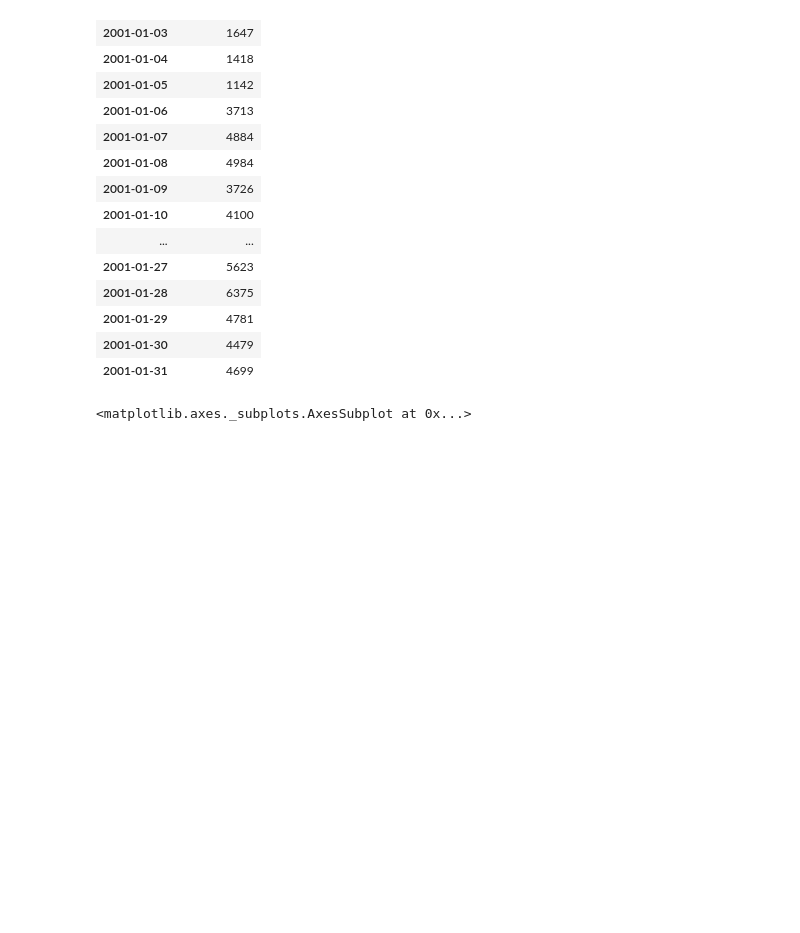
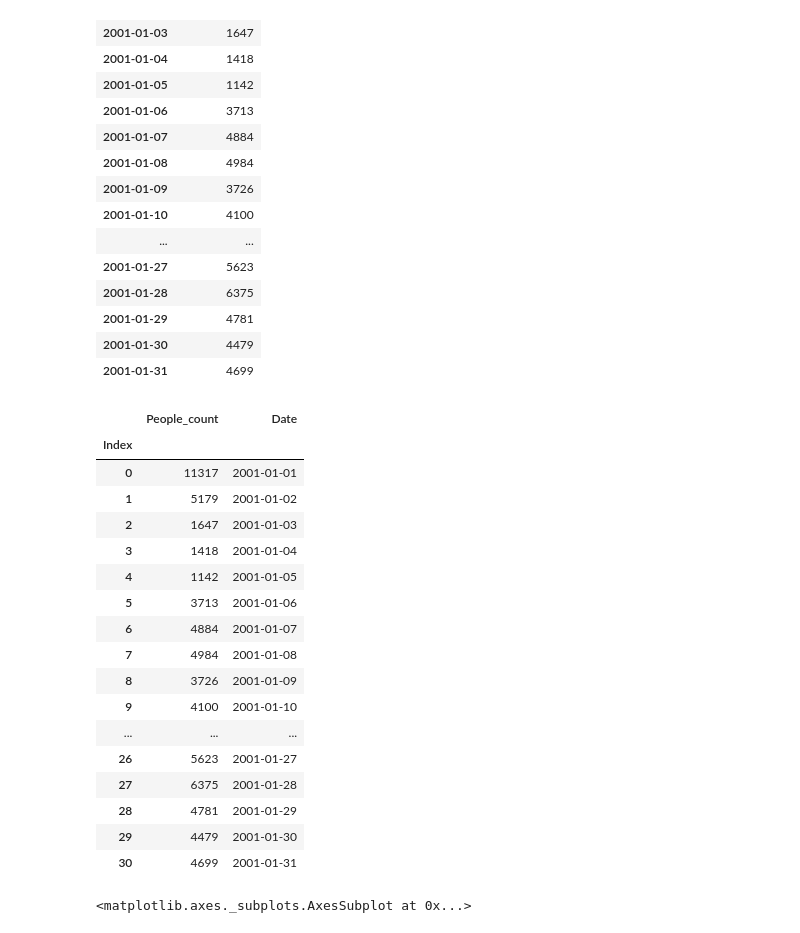
Before and after one commit to tmkasun/human_tracking_PIR_FYP, a Jupyter notebook: data_analysis/Regression_Model.ipynb, the cells around one changed output. Saved outputs shown, nothing was run; the diff lists cells and outputs as text; code cells hidden in the pictures; blank space fills up the shorter version.

```diff
--- a/data_analysis/Regression_Model.ipynb
+++ b/data_analysis/Regression_Model.ipynb
@@ -72,8 +72,28 @@ data_count
 | 2001-01-31 | 4699 |
 # %%
 data_count['Date'] = data_count.index
-data_count['Index'] = range(1, len(data_count) + 1)
+data_count['Index'] = range(0, len(data_count))
 data_count = data_count.set_index('Index')
+data_count
+# %% [output]
+|  | People_count | Date |
+| Index |  |  |
+| 0 | 11317 | 2001-01-01 |
+| 1 | 5179 | 2001-01-02 |
+| 2 | 1647 | 2001-01-03 |
+| 3 | 1418 | 2001-01-04 |
+| 4 | 1142 | 2001-01-05 |
+| 5 | 3713 | 2001-01-06 |
+| 6 | 4884 | 2001-01-07 |
+| 7 | 4984 | 2001-01-08 |
+| 8 | 3726 | 2001-01-09 |
+| 9 | 4100 | 2001-01-10 |
+| ... | ... | ... |
+| 26 | 5623 | 2001-01-27 |
+| 27 | 6375 | 2001-01-28 |
+| 28 | 4781 | 2001-01-29 |
+| 29 | 4479 | 2001-01-30 |
+| 30 | 4699 | 2001-01-31 |
 # %%
 data_count.plot(x='Date',y='People_count',style=".")
 # %% [output]
```
Also changed, not shown: parts of 3 cells of this notebook, 11 other files.
